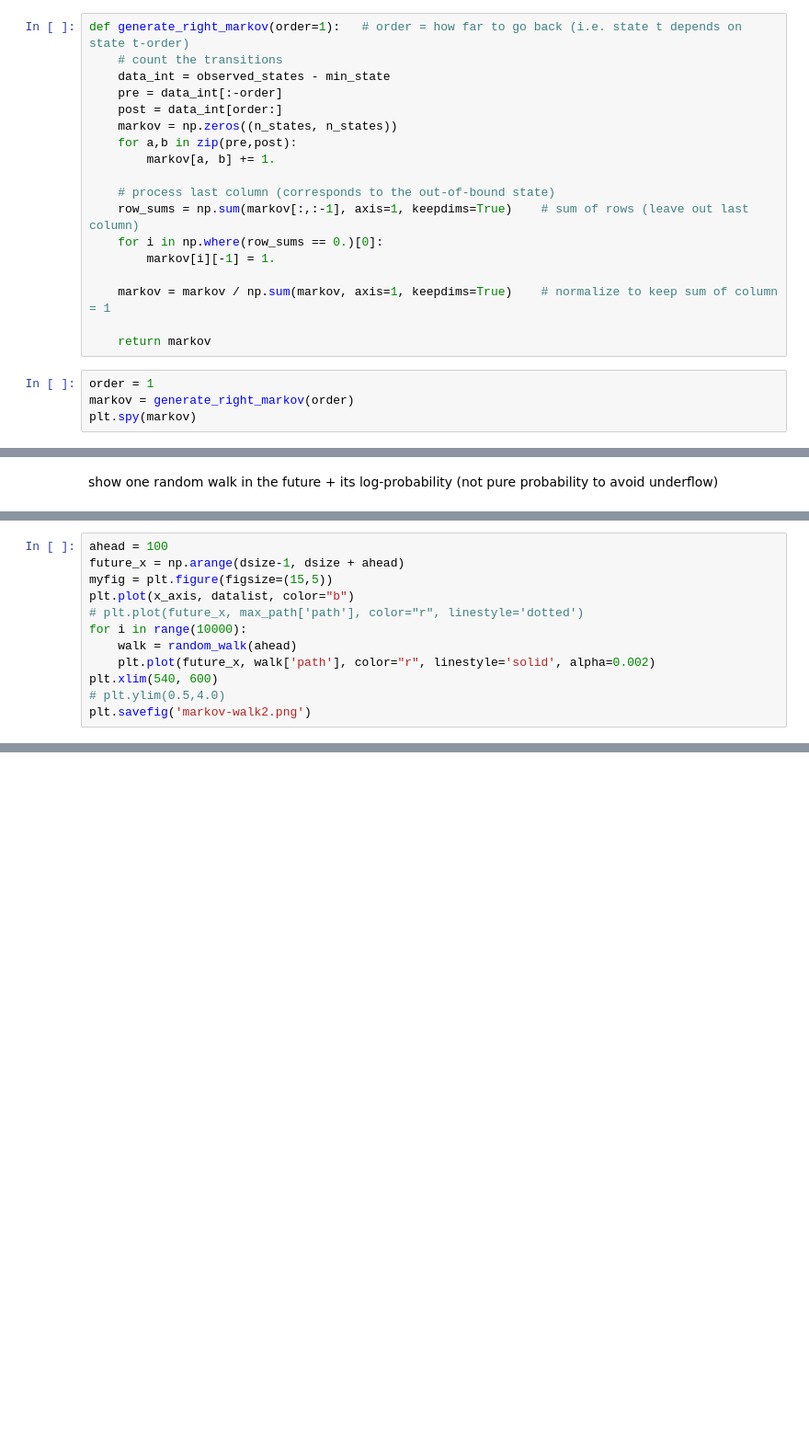
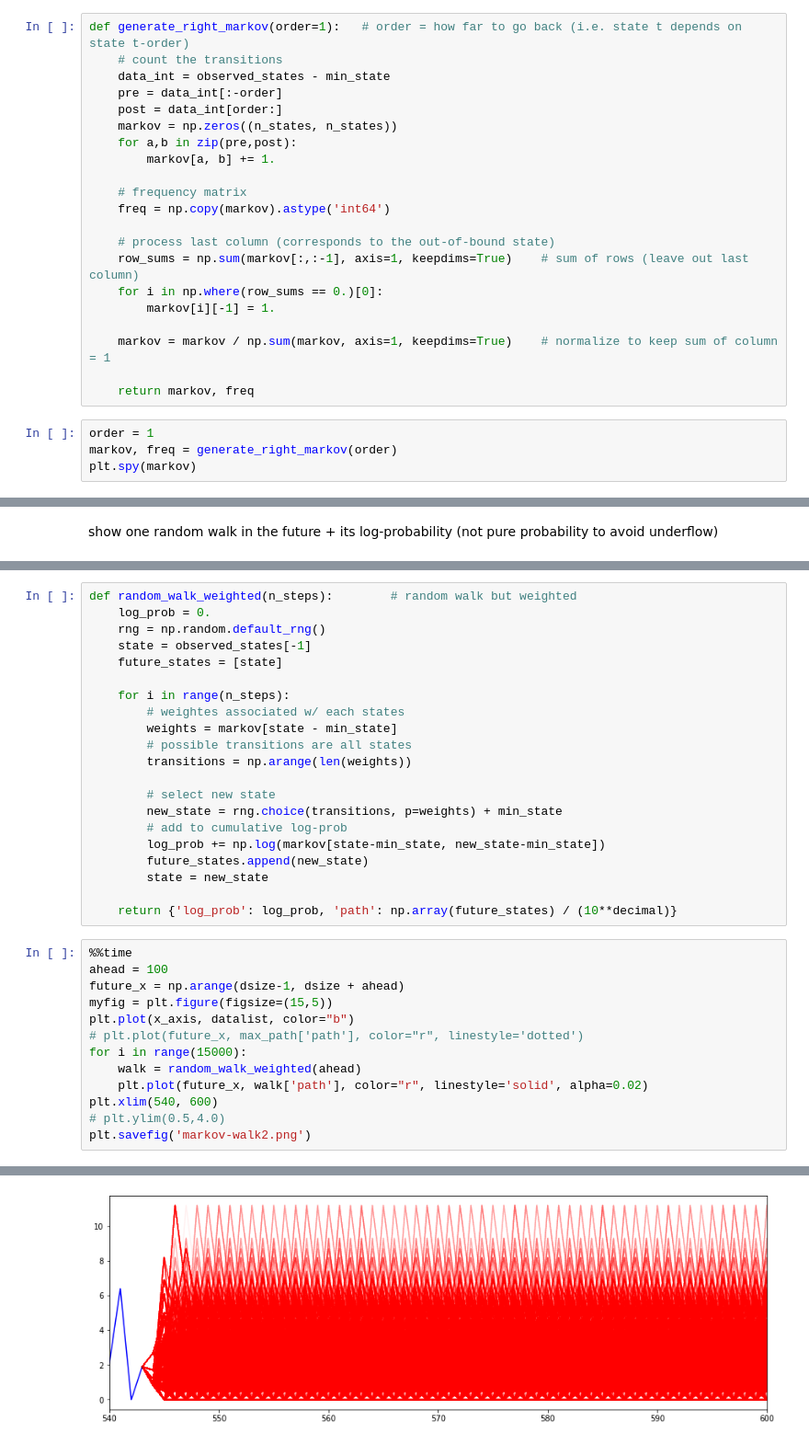
Before and after one commit to HuanLe02/time-series, a Jupyter notebook: demo3_Markov.ipynb, the cells around one changed output, grey strips where cells are left out. Shown at 92% size. Saved outputs shown, nothing was run; the diff lists cells and outputs as text; blank space fills up the shorter version.

Commit message:
markov by threshold

```diff
--- a/demo3_Markov.ipynb
+++ b/demo3_Markov.ipynb
@@ -31,6 +31,9 @@ def generate_right_markov(order=1):   # order = how far to go back (i.e. state t
     for a,b in zip(pre,post):
         markov[a, b] += 1.
 
+    # frequency matrix
+    freq = np.copy(markov).astype('int64')
+
     # process last column (corresponds to the out-of-bound state)
     row_sums = np.sum(markov[:,:-1], axis=1, keepdims=True)    # sum of rows (leave out last column)
     for i in np.where(row_sums == 0.)[0]:
@@ -38,10 +41,10 @@ def generate_right_markov(order=1):   # order = how far to go back (i.e. state t
 
     markov = markov / np.sum(markov, axis=1, keepdims=True)    # normalize to keep sum of column = 1
 
-    return markov
+    return markov, freq
 # %%
 order = 1
-markov = generate_right_markov(order)
+markov, freq = generate_right_markov(order)
 plt.spy(markov)
 # %% [output]
 <matplotlib.image.AxesImage at 0x...>
@@ -89,12 +77,35 @@ def random_walk(n_steps):
+# %%
+def random_walk_weighted(n_steps):        # random walk but weighted
+    log_prob = 0.
+    rng = np.random.default_rng()
+    state = observed_states[-1]
+    future_states = [state]
+
+    for i in range(n_steps):
+        # weightes associated w/ each states
+        weights = markov[state - min_state]
+        # possible transitions are all states
+        transitions = np.arange(len(weights))
+
+        # select new state
+        new_state = rng.choice(transitions, p=weights) + min_state
+        # add to cumulative log-prob
+        log_prob += np.log(markov[state-min_state, new_state-min_state])
+        future_states.append(new_state)
+        state = new_state
+
+    return {'log_prob': log_prob, 'path': np.array(future_states) / (10**decimal)}
 # %%
+%%time
 ahead = 100
 future_x = np.arange(dsize-1, dsize + ahead)
 myfig = plt.figure(figsize=(15,5))
 plt.plot(x_axis, datalist, color="b")
 # plt.plot(future_x, max_path['path'], color="r", linestyle='dotted')
-for i in range(10000):
-    walk = random_walk(ahead)
-    plt.plot(future_x, walk['path'], color="r", linestyle='solid', alpha=0.002)
+for i in range(15000):
+    walk = random_walk_weighted(ahead)
+    plt.plot(future_x, walk['path'], color="r", linestyle='solid', alpha=0.02)
 plt.xlim(540, 600)
 # plt.ylim(0.5,4.0)
 plt.savefig('markov-walk2.png')
+# %% [output]
@@ -100,0 +114 @@ plt.savefig('markov-walk2.png')
+[figure, added]
```
Also changed, not shown: parts of 2 cells of this notebook, 1 other file.
